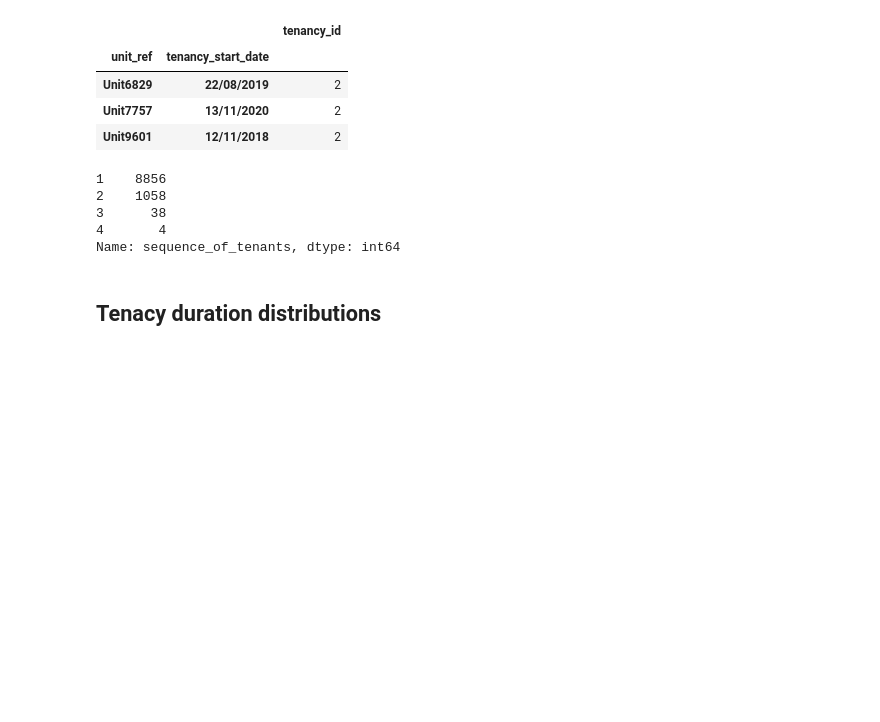
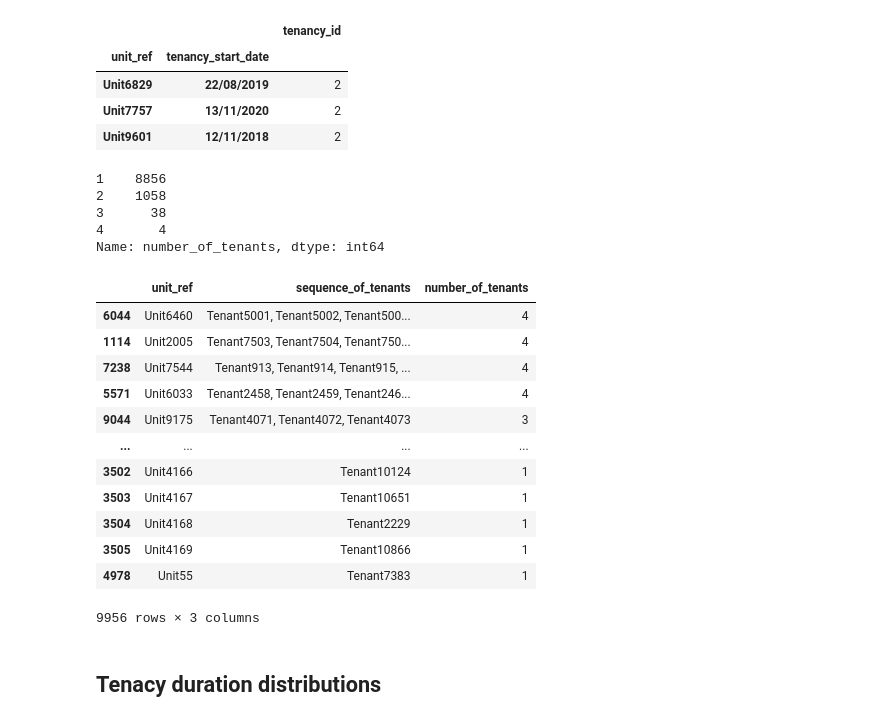
Before and after one commit to kleokog/Mycodes, a Jupyter notebook: L&Q/Code/Script 1.ipynb, the cells around one changed output. Saved outputs shown, nothing was run; the diff lists cells and outputs as text; code cells hidden in the pictures; blank space fills up the shorter version.

```diff
--- a/L&Q/Code/Script 1.ipynb
+++ b/L&Q/Code/Script 1.ipynb
@@ -146,17 +150,34 @@ coliving_tenants[coliving_tenants['tenancy_id'] > 1]
 | Unit7757 | 13/11/2020 | 2 |
 | Unit9601 | 12/11/2018 | 2 |
 # %%
-# Sequence of tenants living in the apartment
-tenancy_chain = tenacy_data.groupby(['unit_ref']).agg({'tenancy_id': lambda x: ', '.join(x)}).reset_index()
-tenancy_chain['sequence_of_tenants'] = tenancy_chain['tenancy_id'].apply(lambda x : len(x.split(',')))
-tenancy_chain.sort_values('sequence_of_tenants', ascending = False)
-tenancy_chain['sequence_of_tenants'].value_counts()
+# Sequence of tenants living in the apartment # TODO - this can be used as a feature but careful with merging - use timestamp as well
+tenancy_chain = (tenacy_data.groupby(['unit_ref']).agg({'tenancy_id': lambda x: ', '.join(x)}).reset_index()
+                 .rename(columns = {'tenancy_id' : 'sequence_of_tenants'}))
+tenancy_chain['number_of_tenants'] = tenancy_chain['sequence_of_tenants'].apply(lambda x : len(x.split(',')))
+# tenancy_chain.sort_values('number_of_tenants', ascending = False)
+tenancy_chain['number_of_tenants'].value_counts()
 # %% [output]
 1    8856
 2    1058
 3      38
 4       4
-Name: sequence_of_tenants, dtype: int64
+Name: number_of_tenants, dtype: int64
+# %%
+tenancy_chain.sort_values('number_of_tenants', ascending = False)
+# %% [output]
+|  | unit_ref | sequence_of_tenants | number_of_tenants |
+| 6044 | Unit6460 | Tenant5001, Tenant5002, Tenant500... | 4 |
+| 1114 | Unit2005 | Tenant7503, Tenant7504, Tenant750... | 4 |
+| 7238 | Unit7544 | Tenant913, Tenant914, Tenant915, ... | 4 |
+| 5571 | Unit6033 | Tenant2458, Tenant2459, Tenant246... | 4 |
+| 9044 | Unit9175 | Tenant4071, Tenant4072, Tenant4073 | 3 |
+| ... | ... | ... | ... |
+| 3502 | Unit4166 | Tenant10124 | 1 |
+| 3503 | Unit4167 | Tenant10651 | 1 |
+| 3504 | Unit4168 | Tenant2229 | 1 |
+| 3505 | Unit4169 | Tenant10866 | 1 |
+| 4978 | Unit55 | Tenant7383 | 1 |
+9956 rows × 3 columns
 # %% [markdown]
 ## Tenacy duration distributions
 # %%
```
Also changed, not shown: parts of 26 cells of this notebook.
